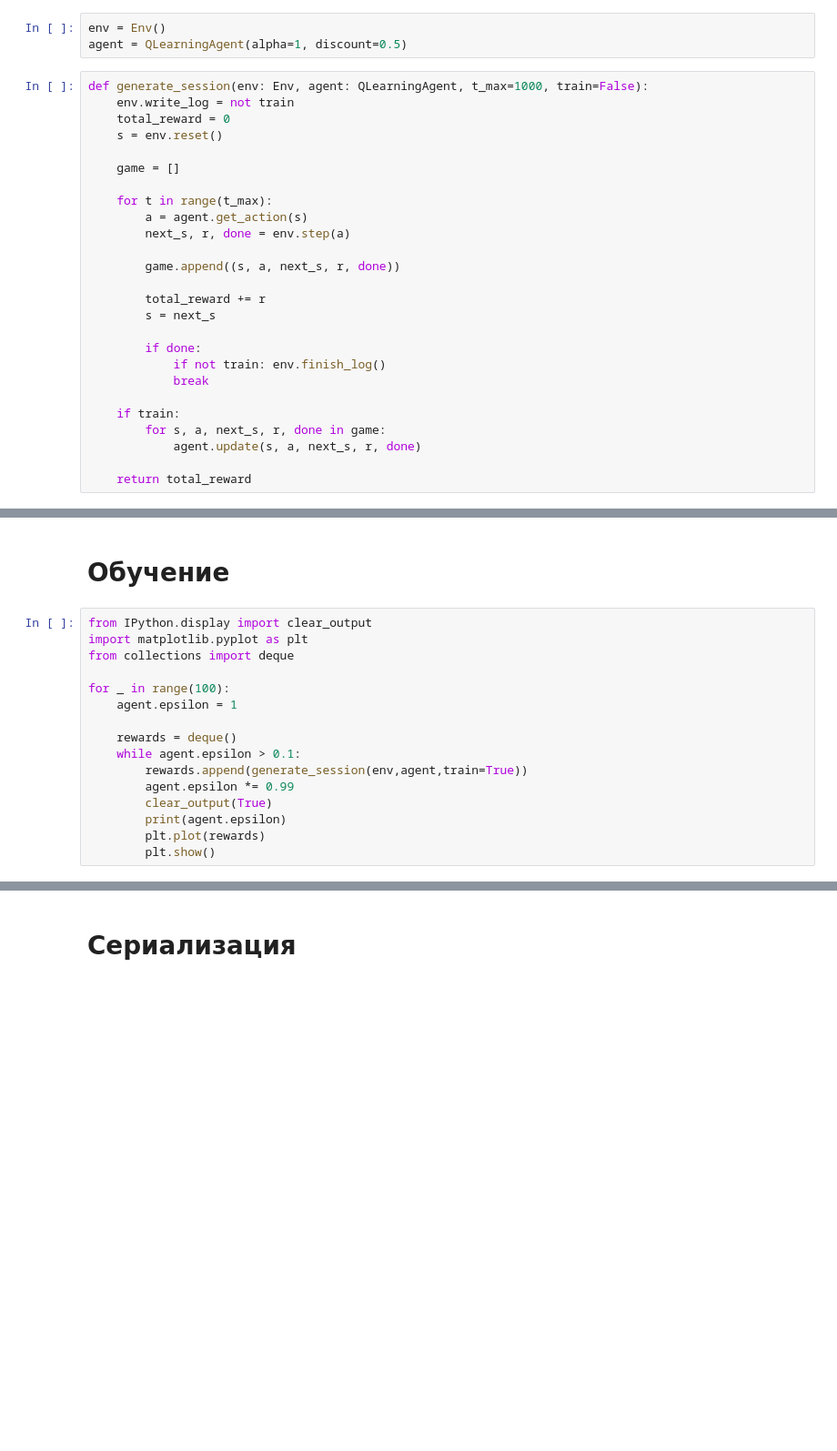
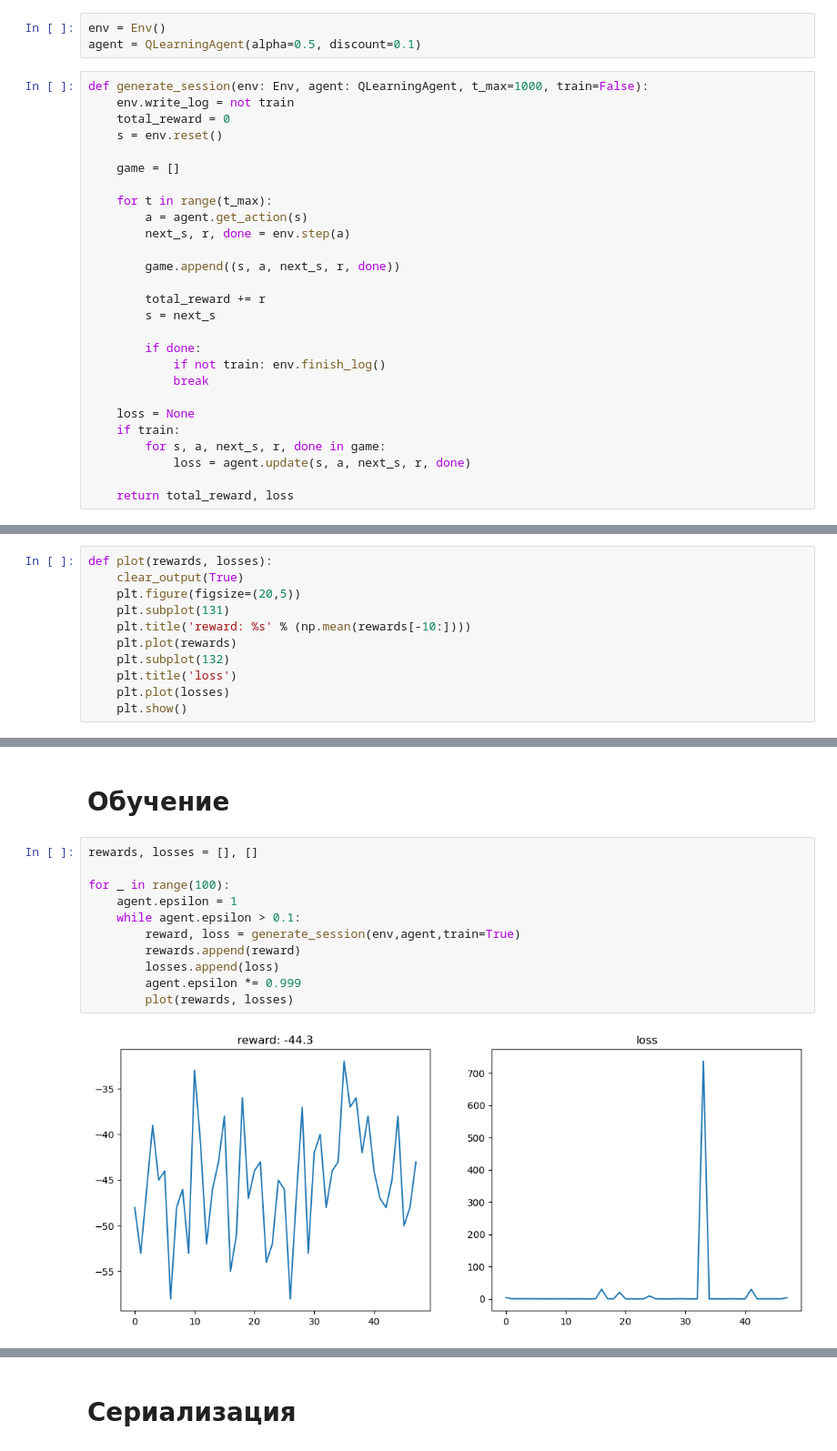
Before and after one commit to Semen-prog/WarOfVirusesAI, a Jupyter notebook: main.ipynb, the cells around one changed output, grey strips where cells are left out. Shown at 91% size. Saved outputs shown, nothing was run; the diff lists cells and outputs as text; blank space fills up the shorter version.

Commit message:
Plotting losses

```diff
--- a/main.ipynb
+++ b/main.ipynb
@@ -6,7 +8,7 @@ from IPython.display import clear_output
 # Окружение и агент
 # %%
 env = Env()
-agent = QLearningAgent(alpha=1, discount=0.5)
+agent = QLearningAgent(alpha=0.5, discount=0.1)
 # %%
 def generate_session(env: Env, agent: QLearningAgent, t_max=1000, train=False):
     env.write_log = not train
@@ -28,8 +30,9 @@ def generate_session(env: Env, agent: QLearningAgent, t_max=1000, train=False):
             if not train: env.finish_log()
             break
 
+    loss = None
     if train:
         for s, a, next_s, r, done in game:
-            agent.update(s, a, next_s, r, done)
+            loss = agent.update(s, a, next_s, r, done)
 
-    return total_reward
+    return total_reward, loss
@@ -36,3 +41,14 @@ def generate_session(env: Env, agent: QLearningAgent, t_max=1000, train=False):
+# %%
+def plot(rewards, losses):
+    clear_output(True)
+    plt.figure(figsize=(20,5))
+    plt.subplot(131)
+    plt.title('reward: %s' % (np.mean(rewards[-10:])))
+    plt.plot(rewards)
+    plt.subplot(132)
+    plt.title('loss')
+    plt.plot(losses)
+    plt.show()
 # %% [markdown]
 # Горячий старт (при необходимости)
 # %%
@@ -54,18 +70,15 @@ def hot_start(env: Env, agent: QLearningAgent, ind, t_max=1000):
 # %% [markdown]
 # Обучение
 # %%
-from IPython.display import clear_output
-import matplotlib.pyplot as plt
-from collections import deque
+rewards, losses = [], []
 
 for _ in range(100):
     agent.epsilon = 1
-
-    rewards = deque()
     while agent.epsilon > 0.1:
-        rewards.append(generate_session(env,agent,train=True))
-        agent.epsilon *= 0.99
-        clear_output(True)
-        print(agent.epsilon)
-        plt.plot(rewards)
-        plt.show()
+        reward, loss = generate_session(env,agent,train=True)
+        rewards.append(reward)
+        losses.append(loss)
+        agent.epsilon *= 0.999
+        plot(rewards, losses)
+# %% [output]
+[figure, added]
```
Also changed, not shown: parts of 4 cells of this notebook, 3 other files.
